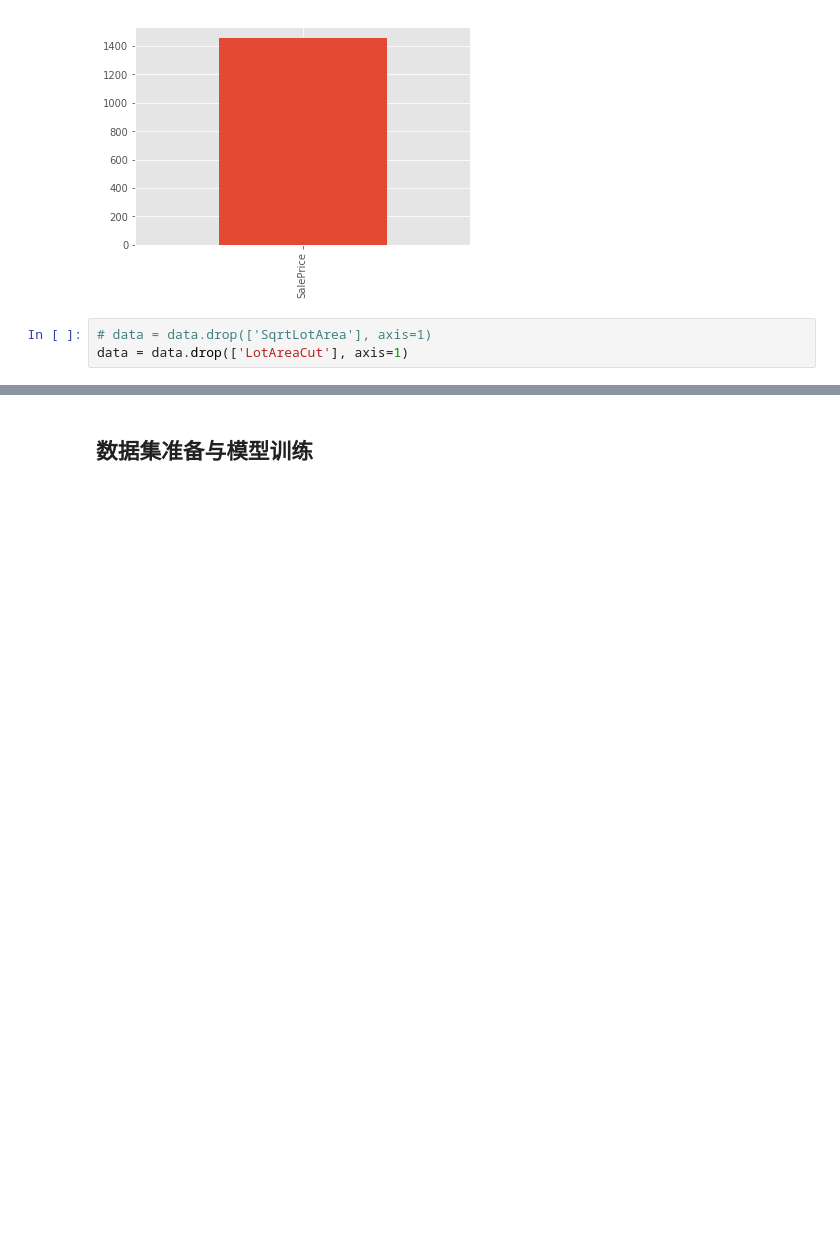
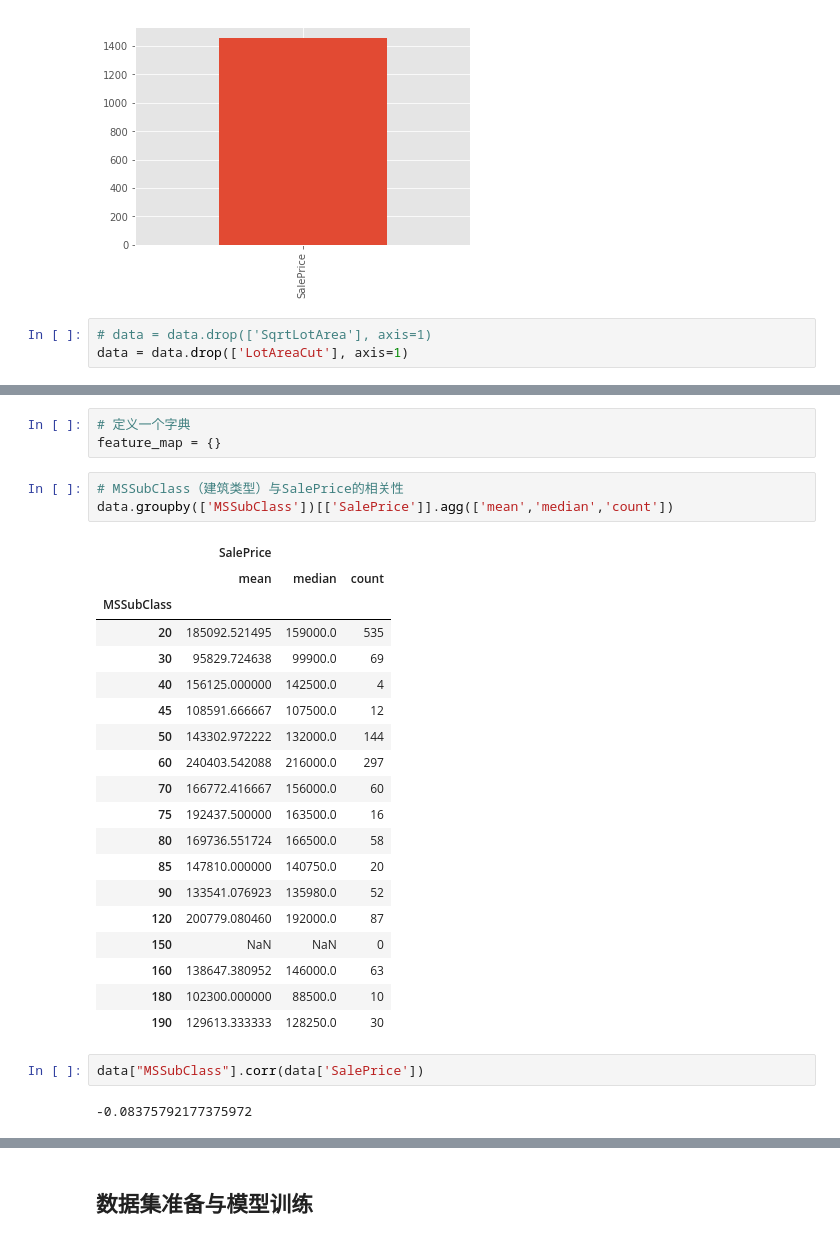
Before and after one commit to zingp/kaggle, a Jupyter notebook: LosAngelesHousePricesForecast/new.ipynb, the cells around one changed output, grey strips where cells are left out. Cells and saved outputs as stored; diff of their text form; blank space fills up the shorter version.

```diff
--- a/LosAngelesHousePricesForecast/new.ipynb
+++ b/LosAngelesHousePricesForecast/new.ipynb
@@ -118,0 +163,30 @@ data = data.drop(['LotAreaCut'], axis=1)
+# %%
+# 定义一个字典
+feature_map = {}
+# %%
+# MSSubClass（建筑类型）与SalePrice的相关性
+data.groupby(['MSSubClass'])[['SalePrice']].agg(['mean','median','count'])
+# %% [output]
+|  | SalePrice |  |  |
+|  | mean | median | count |
+| MSSubClass |  |  |  |
+| 20 | 185092.521495 | 159000.0 | 535 |
+| 30 | 95829.724638 | 99900.0 | 69 |
+| 40 | 156125.000000 | 142500.0 | 4 |
+| 45 | 108591.666667 | 107500.0 | 12 |
+| 50 | 143302.972222 | 132000.0 | 144 |
+| 60 | 240403.542088 | 216000.0 | 297 |
+| 70 | 166772.416667 | 156000.0 | 60 |
+| 75 | 192437.500000 | 163500.0 | 16 |
+| 80 | 169736.551724 | 166500.0 | 58 |
+| 85 | 147810.000000 | 140750.0 | 20 |
+| 90 | 133541.076923 | 135980.0 | 52 |
+| 120 | 200779.080460 | 192000.0 | 87 |
+| 150 | NaN | NaN | 0 |
+| 160 | 138647.380952 | 146000.0 | 63 |
+| 180 | 102300.000000 | 88500.0 | 10 |
+| 190 | 129613.333333 | 128250.0 | 30 |
+# %%
+data["MSSubClass"].corr(data['SalePrice'])
+# %% [output]
+-0.08375792177375972
```
Also changed, not shown: parts of 28 cells of this notebook, 2 other files.
